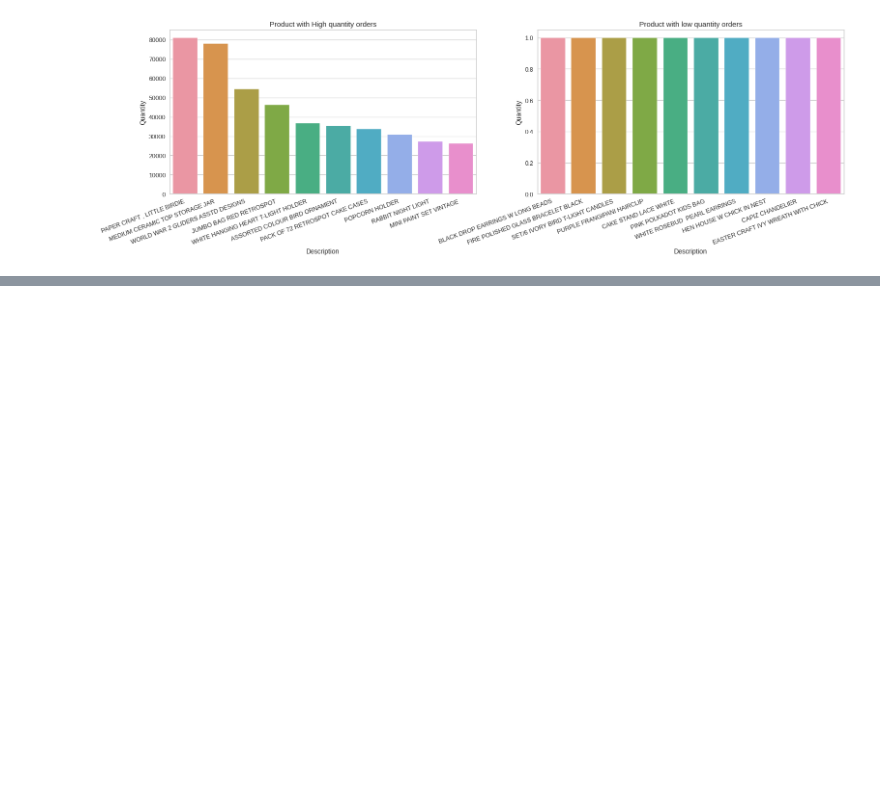
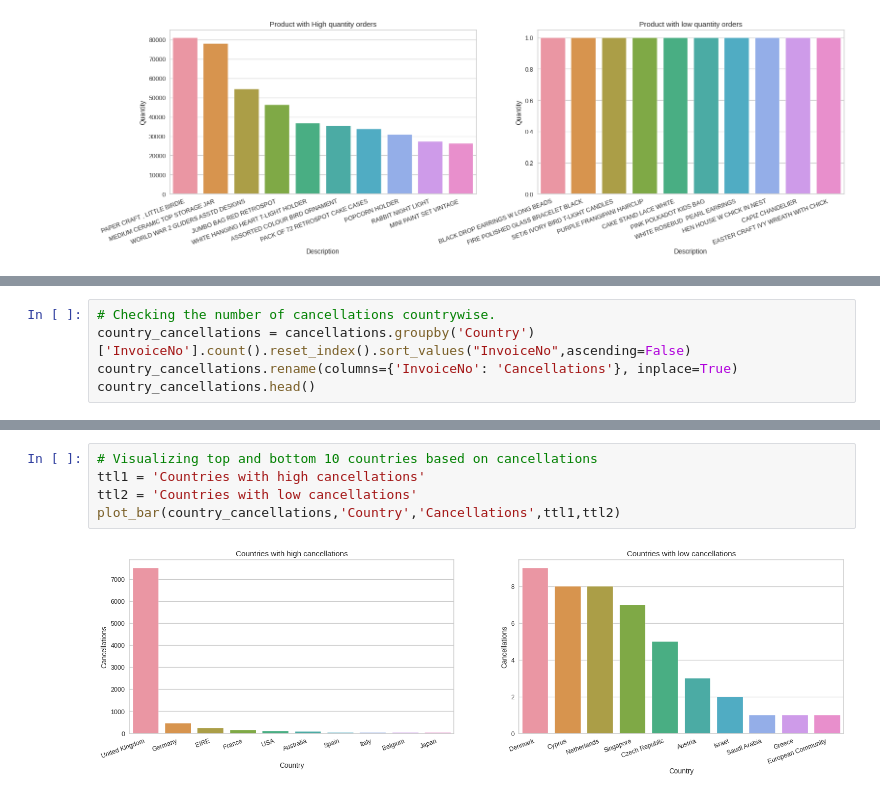
Before and after one commit to FarazAhmad2/Customer-Segmentation, a Jupyter notebook: Online_Retail_Customer_Segmentation_Capstone_Project.ipynb, the cells around one changed output, grey strips where cells are left out. Saved outputs shown, nothing was run; the diff lists cells and outputs as text; blank space fills up the shorter version.

```diff
--- a/Online_Retail_Customer_Segmentation_Capstone_Project.ipynb
+++ b/Online_Retail_Customer_Segmentation_Capstone_Project.ipynb
@@ -354,0 +411,5 @@ plot_bar(product_quantity,'Description','Quantity', ttl1, ttl2)
+# %%
+# Checking the number of cancellations countrywise.
+country_cancellations = cancellations.groupby('Country')['InvoiceNo'].count().reset_index().sort_values("InvoiceNo",ascending=False)
+country_cancellations.rename(columns={'InvoiceNo': 'Cancellations'}, inplace=True)
+country_cancellations.head()
@@ -354,0 +423,7 @@ plot_bar(product_quantity,'Description','Quantity', ttl1, ttl2)
+# %%
+# Visualizing top and bottom 10 countries based on cancellations
+ttl1 = 'Countries with high cancellations'
+ttl2 = 'Countries with low cancellations'
+plot_bar(country_cancellations,'Country','Cancellations',ttl1,ttl2)
+# %% [output]
+[figure, added]
```
Also changed, not shown: parts of 18 cells of this notebook.
